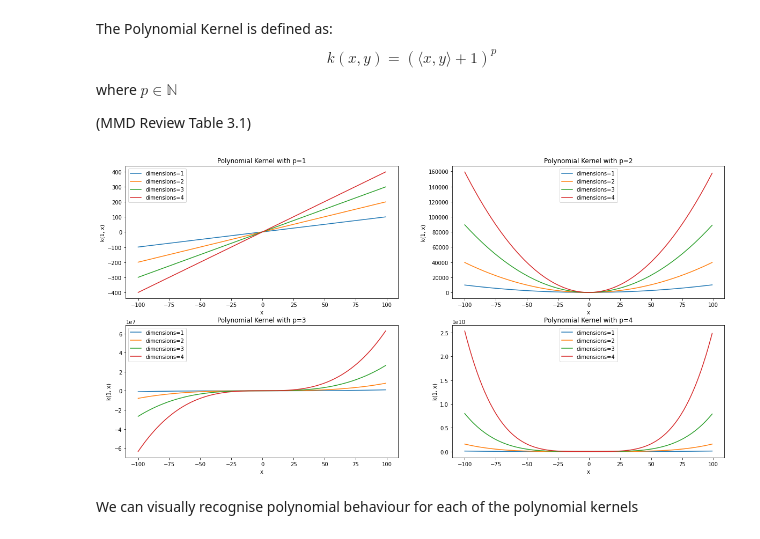
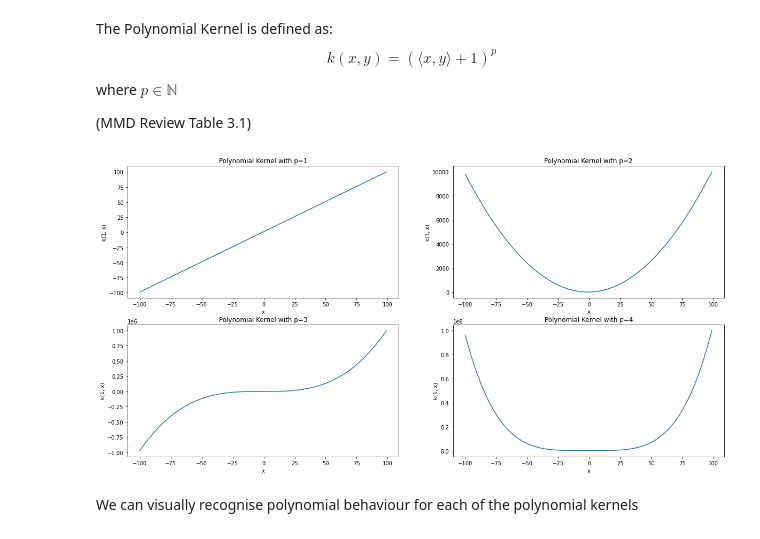
Before and after one commit to jswu18/distribution-discrepancies, a Jupyter notebook: notebooks/1_kernels.ipynb, the cells around one changed output. Cells and saved outputs as stored; diff of their text form; code cells hidden in the pictures.

Commit message:
Update notebook to reflect update to polynomial kernel

```diff
--- a/notebooks/1_kernels.ipynb
+++ b/notebooks/1_kernels.ipynb
@@ -25,26 +25,25 @@ where $p \in \mathbb{N}$
 # %%
 fig, axs = plt.subplots(2, 2)
 fig.set_figheight(10)
 fig.set_figwidth(20)
+dimensions=3
 for i, p in enumerate(np.arange(1, 5)):
     fig = plt.plot()
-    for dimensions in np.arange(1, 5):
-        polynomial_kernel = PolynomialKernel(p)
-        k_values = [
-            polynomial_kernel.k(
-                x=np.ones((dimensions, 1)), y=i * np.ones((dimensions, 1))
-            )
-            for i in scaling_factors
-        ]
-        ax_idx_0 = int(np.floor((p - 1) / 2))
-        ax_idx_1 = (p - 1) % 2
-        axs[ax_idx_0][ax_idx_1].plot(scaling_factors, k_values, label=f"{dimensions=}")
-        axs[ax_idx_0][ax_idx_1].legend()
-        axs[ax_idx_0][ax_idx_1].set_title(f"Polynomial Kernel with p={p}")
-        axs[ax_idx_0][ax_idx_1].set_xlabel("x")
-        axs[ax_idx_0][ax_idx_1].set_ylabel("k(1, x)")
+    polynomial_kernel = PolynomialKernel(p)
+    k_values = [
+        polynomial_kernel.k(
+            x=np.ones((dimensions, )), y=i * np.ones((dimensions, ))
+        )
+        for i in scaling_factors
+    ]
+    ax_idx_0 = int(np.floor((p - 1) / 2))
+    ax_idx_1 = (p - 1) % 2
+    axs[ax_idx_0][ax_idx_1].plot(scaling_factors, k_values)
+    axs[ax_idx_0][ax_idx_1].set_title(f"Polynomial Kernel with p={p}")
+    axs[ax_idx_0][ax_idx_1].set_xlabel("x")
+    axs[ax_idx_0][ax_idx_1].set_ylabel("k(1, x)")
 # %% [output]
-[figure, old version]
+[figure, new version]
 # %% [markdown]
 We can visually recognise polynomial behaviour for each of the polynomial kernels
 # %% [markdown]
```
